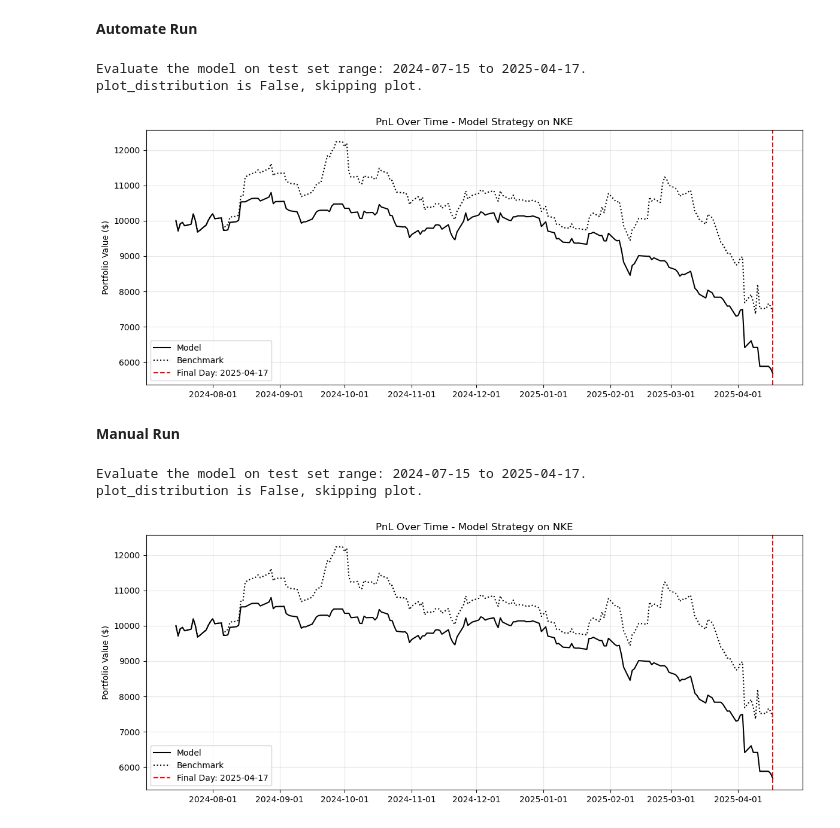
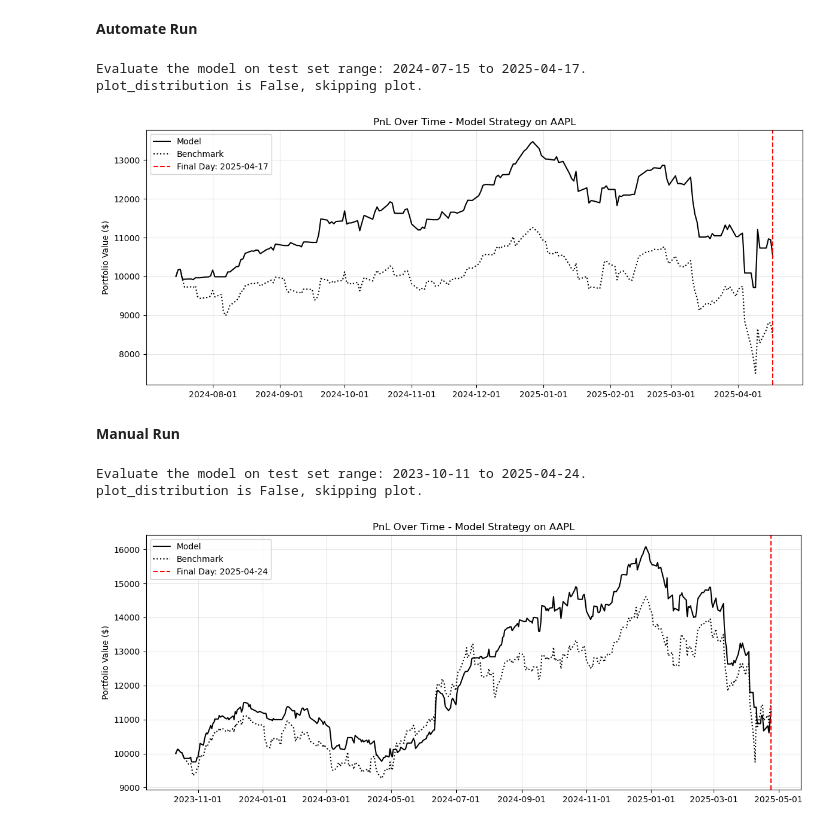
Before and after one commit to dimitris-markopoulos/algorithmic-trading, a Jupyter notebook: SVM_pipeline/run_example.ipynb, the cells around one changed output. Cells and saved outputs as stored; diff of their text form; code cells hidden in the pictures.

```diff
--- a/SVM_pipeline/run_example.ipynb
+++ b/SVM_pipeline/run_example.ipynb
@@ -5,7 +5,7 @@ from ml_pipeline import SVMTradingPipeline
 from run import run_full_backtest
 
 params = {
-    'ticker':'NKE',
+    'ticker':'AAPL',
     'start':'2010-01-01',
     'end':'2025-04-22',
     'test_prop':0.05,
@@ -20,36 +20,36 @@ results = run_full_backtest(**params)
 # %% [output]
 Evaluate the model on test set range: 2024-07-15 to 2025-04-17.
 plot_distribution is False, skipping plot.
-[figure, old version]
+[figure, new version]
 # %% [markdown]
 **Manual Run**
 # %%
 # Import .py
 from ml_pipeline import SVMTradingPipeline
 
 # Define pipeline params
-pipeline = SVMTradingPipeline('NKE',start_date='2010-01-01',end_date='2025-04-22',test_prop=0.05)
+pipeline = SVMTradingPipeline('AAPL',start_date='2010-01-01',end_date='2025-04-26',test_prop=0.10)
 
 # Call functions!
 data = pipeline.download_data                 ## raw data
 engineered_data = pipeline.engineer_features  ## engineered features
 
 svm_params_grid = {
     'kernel': ['rbf'], # typically best for financial data
     'C': [0.1, 1, 10, 100],
     'gamma': ['scale', 'auto', 0.01, 0.1, 1],
 }
 
 splits = pipeline.split_data # {'Training':[X_tr,y_tr], 'Testing':[X_ts,y_ts]}
 
 best_params = pipeline.cross_validate(svm_param_grid=svm_params_grid, n_splits=5) # Best parameters from grid_search_CV
 
 y_predict = pipeline.fit_predict(param_grid = best_params, plot_distribution = False, save_path = None)
 
 simulate_trade = pipeline.simulate_trading(initial_capital=10000, benchmark=True)
 
 plot_pnl = pipeline.plot_pnl(simulate_trade, save_path='media/model_vs_benchmark_PnL.png')
 # %% [output]
-Evaluate the model on test set range: 2024-07-15 to 2025-04-17.
+Evaluate the model on test set range: 2023-10-11 to 2025-04-24.
 plot_distribution is False, skipping plot.
-[figure, old version]
+[figure, new version]
```
Also changed, not shown: 1 other file.
